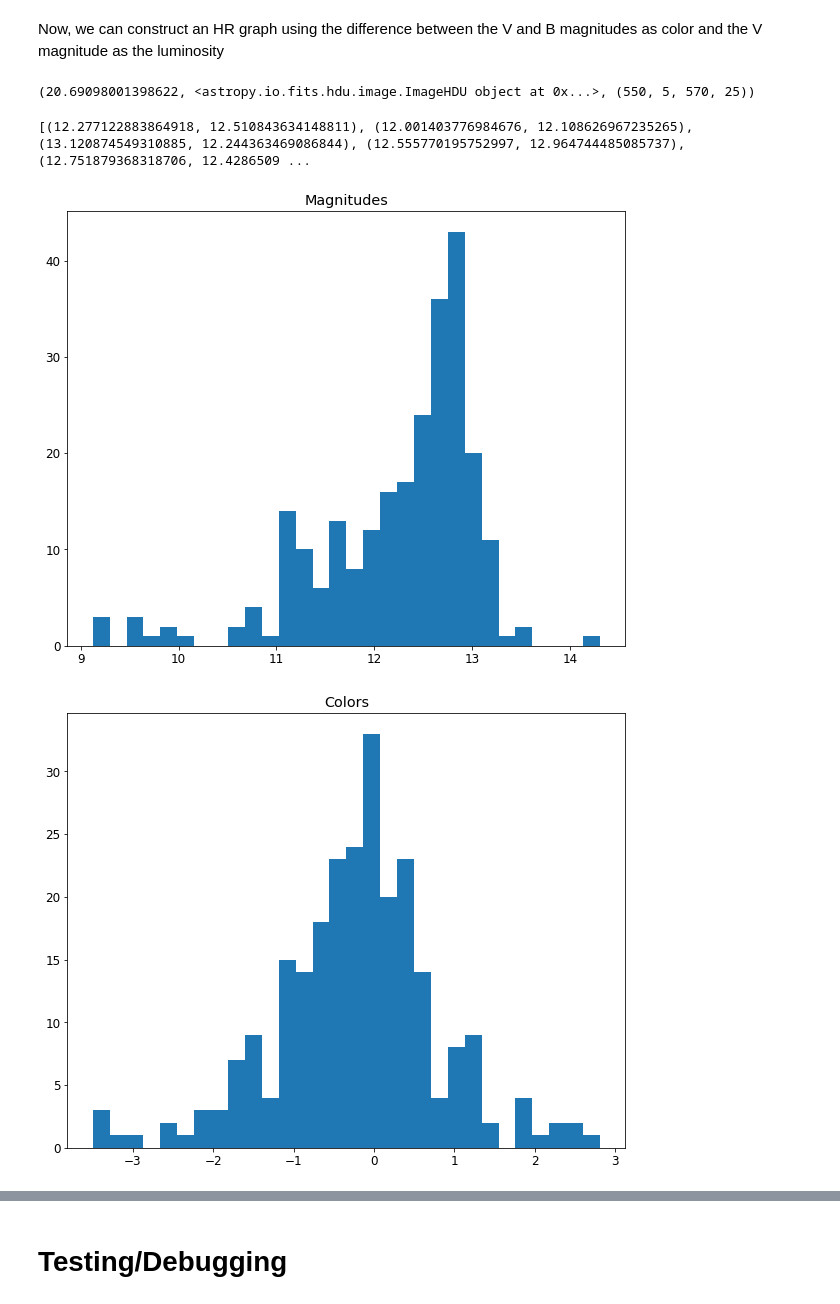
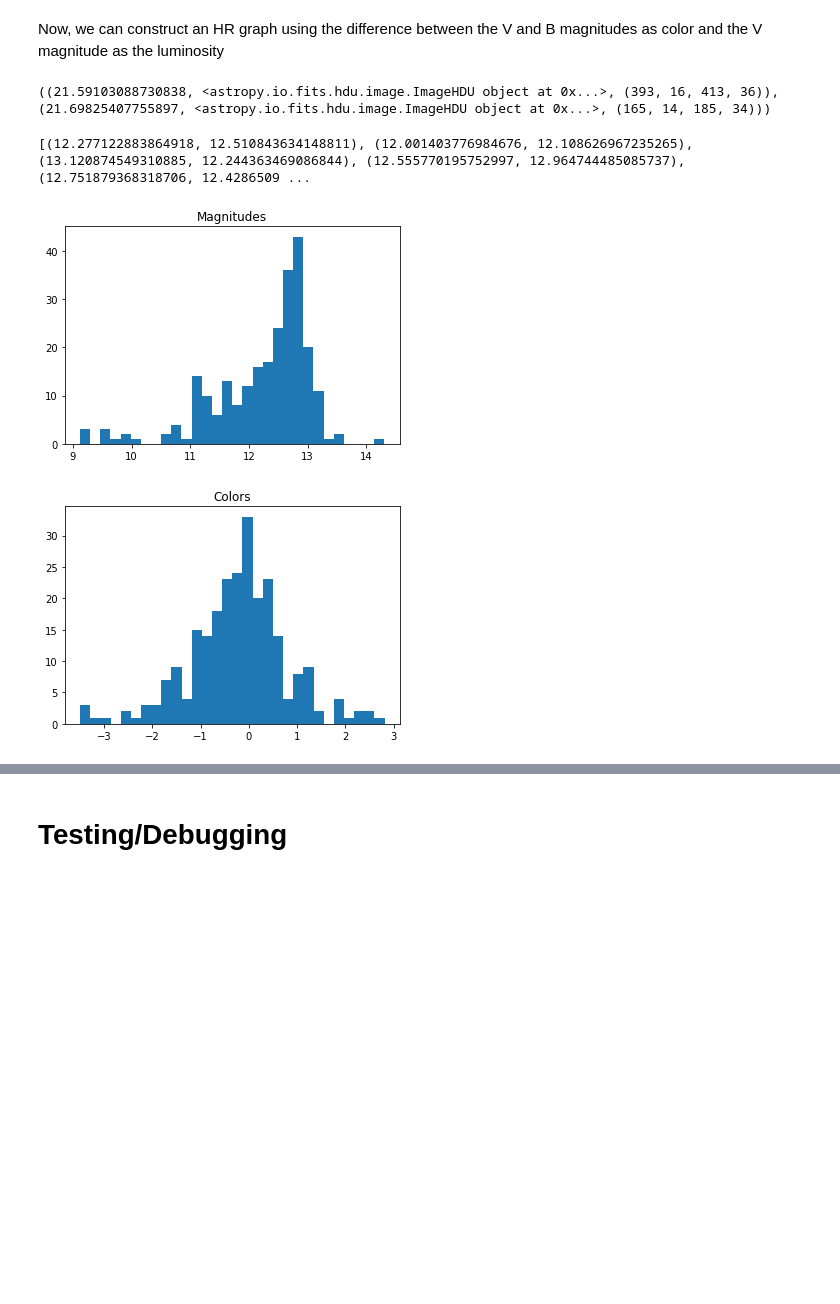
Before and after one commit to thyme4soup/A100HRDiagrams, a Jupyter notebook: HR Diagram Derivation.ipynb, the cells around one changed output, grey strips where cells are left out. Drawn from its saved outputs; the diff is of its cells as text; code cells hidden in the pictures; blank space fills up the shorter version.

```diff
--- a/HR Diagram Derivation.ipynb
+++ b/HR Diagram Derivation.ipynb
@@ -317,8 +318,7 @@ import warnings
 warnings.simplefilter('error', UserWarning)
 np.seterr(all='raise')
 
-# Our stars should be in the same positions across filters
-def get_rects(img):
+def get_peaks(img):
     scidata = img.data
     # Calculate the mean, median, and standard deviation of the data in the image.
     mean, median, std = astats.sigma_clipped_stats(scidata, sigma=3.0, maxiters=5)
@@ -326,6 +326,10 @@ def get_rects(img):
     tbl = find_peaks(scidata, threshold, box_size=11)
     tbl['peak_value'].info.format = '%.8g'  # for consistent table output
     positions = (tbl['x_peak'], tbl['y_peak'])
+    return list(zip(*positions))
+
+def get_rects(peaks):
+    positions = peaks
 
     def get_rect(x, y):
         return (max(0, x - 10), max(0, y - 10), x + 10, y + 10)
@@ -350,11 +354,11 @@ def get_mags_from_filters(fits_lst):
 
     for frame in range(len(imlists[0])):
         # Get star locations for frame i
-        # rects = get_rects(imlists[0][0][0])
+        rects_0 = get_rects(get_peaks(imlists[0][0][0]))
 
         # Loop over all filters of current frame and get mags
         for filt in range(len(imlists)):
-            rects = get_rects(imlists[filt][0][frame])
+            rects = get_rects(get_peaks(imlists[filt][0][frame]))
             mags_frame = get_mags(imlists[filt][0][frame], rects, zmag=imlists[filt][1])
             mags[filt].extend(mags_frame)
     return mags
@@ -363,11 +367,14 @@ Now, we can construct an HR graph using the difference between the V and B magni
 # %%
 # Pull magnitudes from a list of exposures
 mags_lst = get_mags_from_filters([(fits_dict['5sV'], 30), (fits_dict['5sB'], 30)])
-# %%
-# Characterize mags
-print(mags_lst[0][4])
-# %% [output]
-(20.69098001398622, <astropy.io.fits.hdu.image.ImageHDU object at 0x...>, (550, 5, 570, 25))
+# %%
+def match_peaks()
+
+vert_mags = list(zip(*mags_lst))
+# Characterize mags
+print(vert_mags[8])
+# %% [output]
+((21.59103088730838, <astropy.io.fits.hdu.image.ImageHDU object at 0x...>, (393, 16, 413, 36)), (21.69825407755897, <astropy.io.fits.hdu.image.ImageHDU object at 0x...>, (165, 14, 185, 34)))
 # %%
 def app_to_abs(mag, d=827.8):
     return mag - 5.0 * np.log10(d/10)
@@ -379,31 +386,31 @@ def appmag_to_luminosity(mag, d=827.8):
     return absmag_to_luminosity(app_to_abs(mag, d=d))
 # %%
 # Remove any stars that are missing values
-cleaned_mags = list(zip(*mags_lst))
+cleaned_mags = vert_mags
 cleaned_mags = [(app_to_abs(x[0][0]), app_to_abs(x[1][0])) for x in cleaned_mags if None not in x]
 
 def ballesteros(B_V):
     return 4600 * (1 / (0.92 * B_V + 1.7) + 1 / (0.92 * B_V + 1.62))
 
 # Get the values for the axes in our scatterplot
 luminosities = [x[0] for x in cleaned_mags]
 colors = [x[0] - x[1] for x in cleaned_mags]
 print(cleaned_mags)
 
 plt.title("Magnitudes")
 plt.hist(luminosities, bins=30)
 plt.show()
 plt.title("Colors")
 plt.hist(colors, bins=30)
 plt.show()
 
 plt.title("HR Diagram")
 plt.xlabel("Color")
 plt.ylabel("Magnitude")
 plt.scatter(colors, luminosities)
 plt.gca().invert_yaxis()
 plt.show()
 # %% [output]
 [(12.277122883864918, 12.510843634148811), (12.001403776984676, 12.108626967235265), (13.120874549310885, 12.244363469086844), (12.555770195752997, 12.964744485085737), (12.751879368318706, 12.4286509 ...
-[figure, old version]
+[figure, new version]
-[figure, old version]
+[figure, new version]
```
Also changed, not shown: parts of 12 cells of this notebook.
